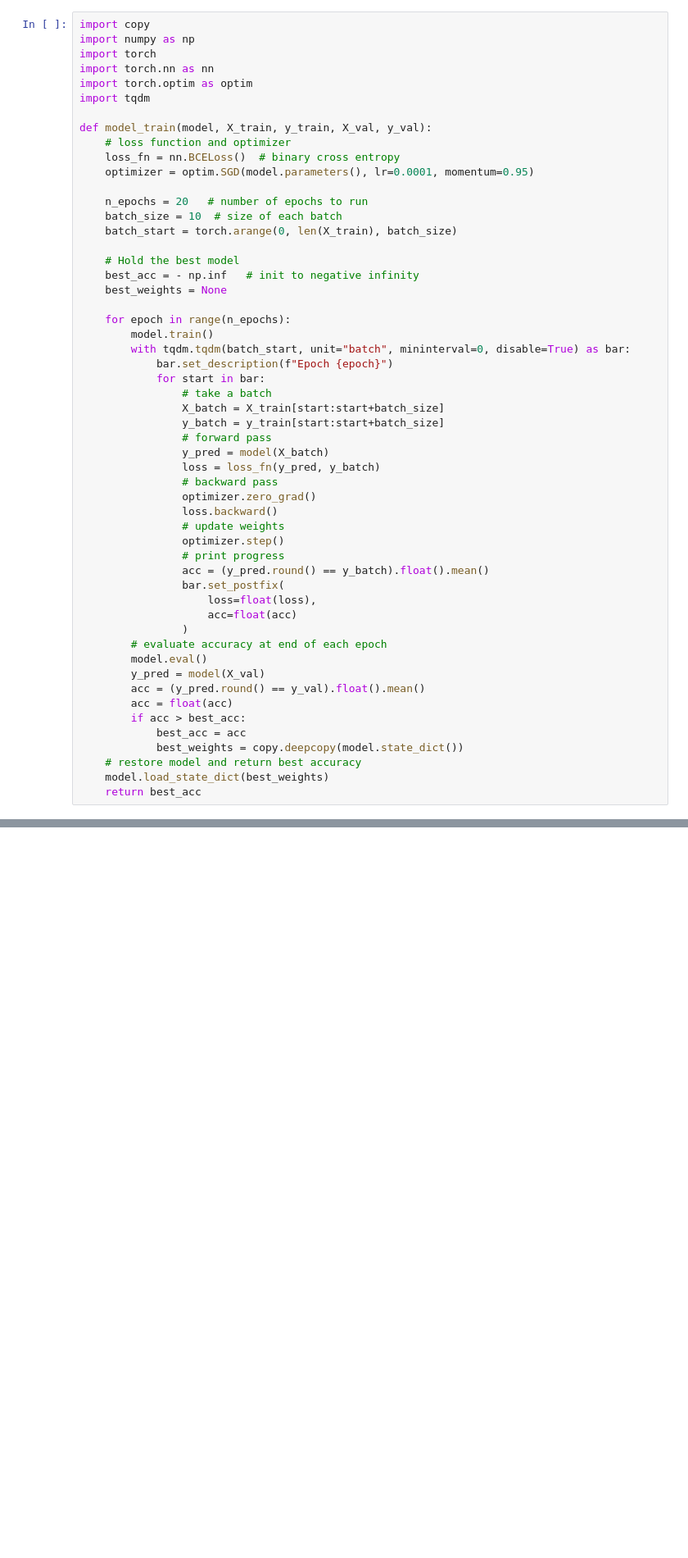
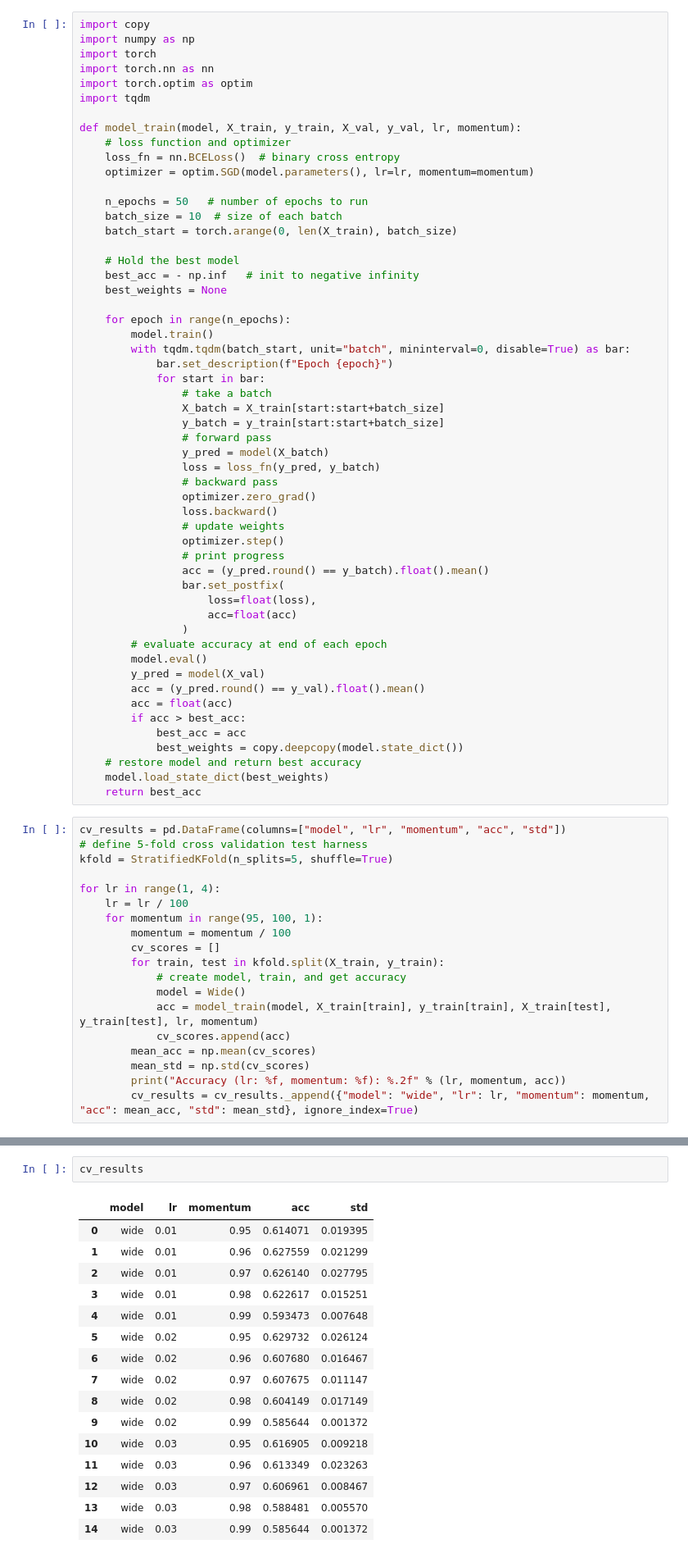
Before and after one commit to aot29/datacamp_developing_LLM, a Jupyter notebook: 0_Introduction_to_Deep_Learning_with_PyTorch/Example_water_potability.ipynb, the cells around one changed output, grey strips where cells are left out. Shown at 82% size. Cells and saved outputs as stored; diff of their text form; blank space fills up the shorter version.

Commit message:
search for lr and momentum params

```diff
--- a/0_Introduction_to_Deep_Learning_with_PyTorch/Example_water_potability.ipynb
+++ b/0_Introduction_to_Deep_Learning_with_PyTorch/Example_water_potability.ipynb
@@ -93,12 +111,12 @@ import torch.nn as nn
 import torch.optim as optim
 import tqdm
 
-def model_train(model, X_train, y_train, X_val, y_val):
+def model_train(model, X_train, y_train, X_val, y_val, lr, momentum):
     # loss function and optimizer
     loss_fn = nn.BCELoss()  # binary cross entropy
-    optimizer = optim.SGD(model.parameters(), lr=0.0001, momentum=0.95)
+    optimizer = optim.SGD(model.parameters(), lr=lr, momentum=momentum)
 
-    n_epochs = 20   # number of epochs to run
+    n_epochs = 50   # number of epochs to run
     batch_size = 10  # size of each batch
     batch_start = torch.arange(0, len(X_train), batch_size)
 
@@ -139,3 +157,22 @@ def model_train(model, X_train, y_train, X_val, y_val):
     # restore model and return best accuracy
     model.load_state_dict(best_weights)
     return best_acc
+# %%
+cv_results = pd.DataFrame(columns=["model", "lr", "momentum", "acc", "std"])
+# define 5-fold cross validation test harness
+kfold = StratifiedKFold(n_splits=5, shuffle=True)
+
+for lr in range(1, 4):
+    lr = lr / 100
+    for momentum in range(95, 100, 1):
+        momentum = momentum / 100
+        cv_scores = []
+        for train, test in kfold.split(X_train, y_train):
+            # create model, train, and get accuracy
+            model = Wide()
+            acc = model_train(model, X_train[train], y_train[train], X_train[test], y_train[test], lr, momentum)
+            cv_scores.append(acc)
+        mean_acc = np.mean(cv_scores)
+        mean_std = np.std(cv_scores)
+        print("Accuracy (lr: %f, momentum: %f): %.2f" % (lr, momentum, acc))
+        cv_results = cv_results._append({"model": "wide", "lr": lr, "momentum": momentum, "acc": mean_acc, "std": mean_std}, ignore_index=True)
@@ -142,3 +194,22 @@ def model_train(model, X_train, y_train, X_val, y_val):
+# %%
+cv_results
+# %% [output]
+|  | model | lr | momentum | acc | std |
+| 0 | wide | 0.01 | 0.95 | 0.614071 | 0.019395 |
+| 1 | wide | 0.01 | 0.96 | 0.627559 | 0.021299 |
+| 2 | wide | 0.01 | 0.97 | 0.626140 | 0.027795 |
+| 3 | wide | 0.01 | 0.98 | 0.622617 | 0.015251 |
+| 4 | wide | 0.01 | 0.99 | 0.593473 | 0.007648 |
+| 5 | wide | 0.02 | 0.95 | 0.629732 | 0.026124 |
+| 6 | wide | 0.02 | 0.96 | 0.607680 | 0.016467 |
+| 7 | wide | 0.02 | 0.97 | 0.607675 | 0.011147 |
+| 8 | wide | 0.02 | 0.98 | 0.604149 | 0.017149 |
+| 9 | wide | 0.02 | 0.99 | 0.585644 | 0.001372 |
+| 10 | wide | 0.03 | 0.95 | 0.616905 | 0.009218 |
+| 11 | wide | 0.03 | 0.96 | 0.613349 | 0.023263 |
+| 12 | wide | 0.03 | 0.97 | 0.606961 | 0.008467 |
+| 13 | wide | 0.03 | 0.98 | 0.588481 | 0.005570 |
+| 14 | wide | 0.03 | 0.99 | 0.585644 | 0.001372 |
 # %%
 # define 5-fold cross validation test harness
 kfold = StratifiedKFold(n_splits=5, shuffle=True)
```
Also changed, not shown: parts of 2 cells of this notebook.
